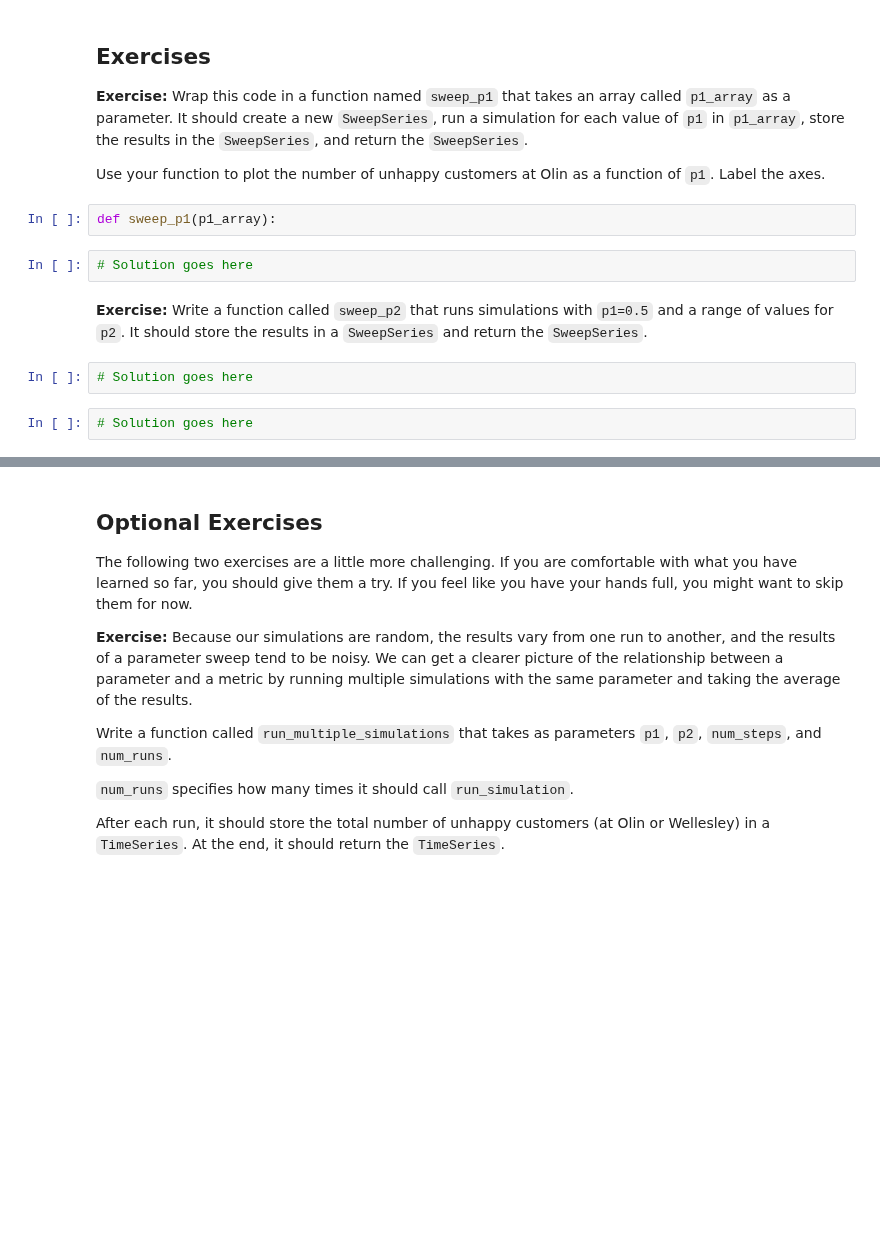
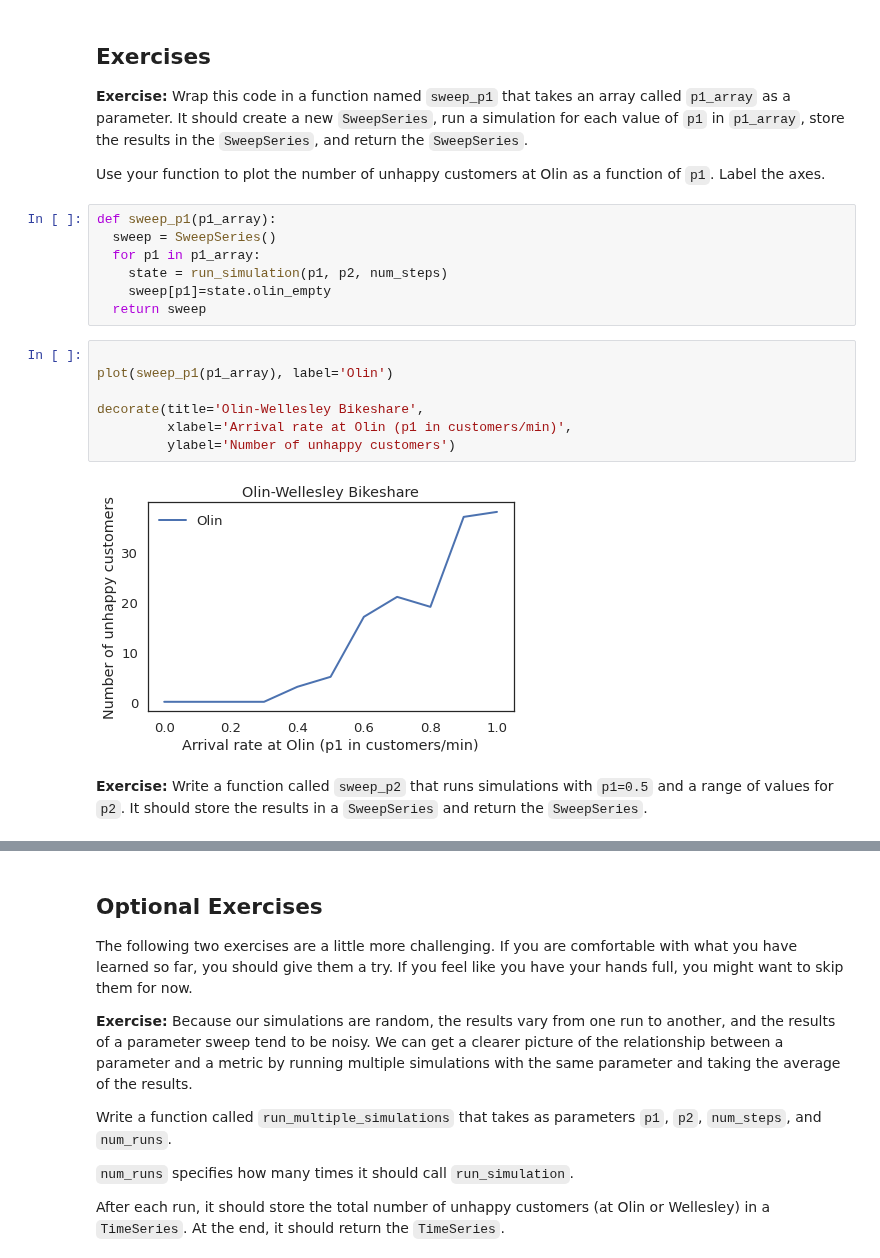
Before and after one commit to ferrysany/ModSimPy, a Jupyter notebook: colab/chap04.ipynb, the cells around one changed output, grey strips where cells are left out. Drawn from its saved outputs; the diff is of its cells as text; blank space fills up the shorter version.

```diff
--- a/colab/chap04.ipynb
+++ b/colab/chap04.ipynb
@@ -294,13 +294,21 @@ decorate(title='Olin-Wellesley Bikeshare',
 **Exercise:** Wrap this code in a function named `sweep_p1` that takes an array called `p1_array` as a parameter.  It should create a new `SweepSeries`, run a simulation for each value of `p1` in `p1_array`, store the results in the `SweepSeries`, and return the `SweepSeries`.
 
 Use your function to plot the number of unhappy customers at Olin as a function of `p1`.  Label the axes.
-# %%
-def sweep_p1(p1_array):
-# %%
-# Solution goes here
+# %%
+def sweep_p1(p1_array):
+  sweep = SweepSeries()
+  for p1 in p1_array:
+    state = run_simulation(p1, p2, num_steps)
+    sweep[p1]=state.olin_empty
+  return sweep
+# %%
+
+plot(sweep_p1(p1_array), label='Olin')
+
+decorate(title='Olin-Wellesley Bikeshare',
+         xlabel='Arrival rate at Olin (p1 in customers/min)',
+         ylabel='Number of unhappy customers')
+# %% [output]
+[figure, added]
 # %% [markdown]
 **Exercise:** Write a function called `sweep_p2` that runs simulations with `p1=0.5` and a range of values for `p2`.  It should store the results in a `SweepSeries` and return the `SweepSeries`.
-# %%
-# Solution goes here
-# %%
-# Solution goes here
```
Also changed, not shown: parts of 7 cells of this notebook.
